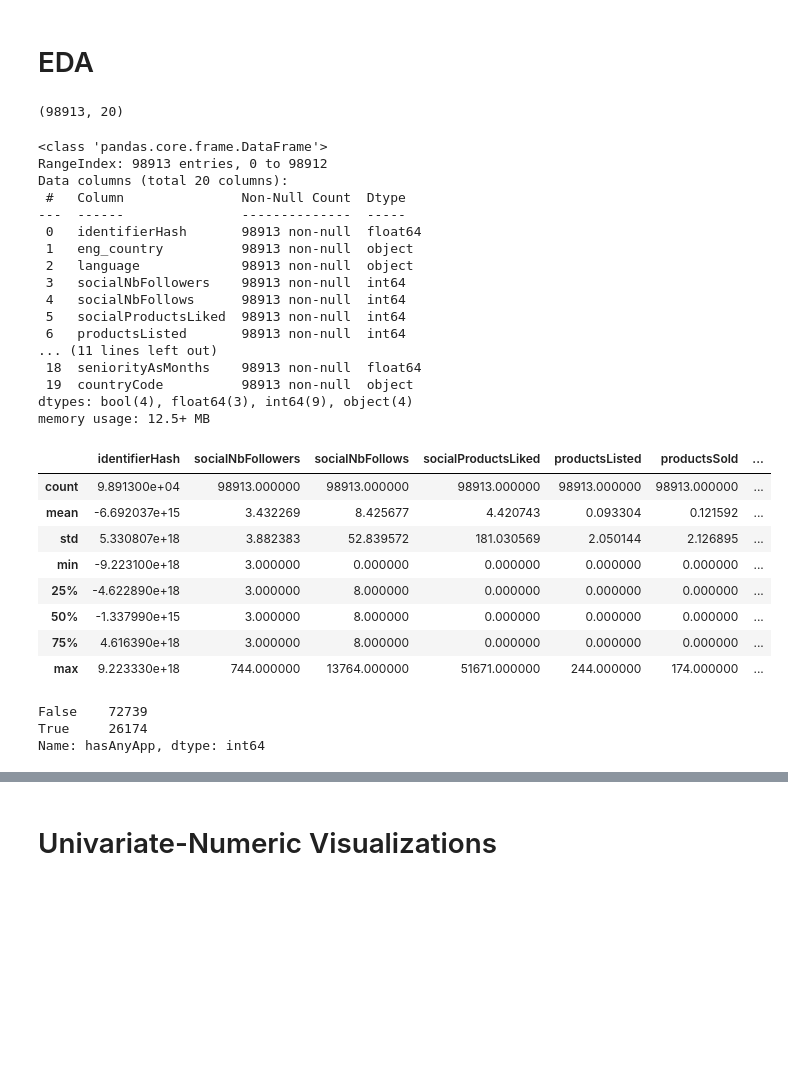
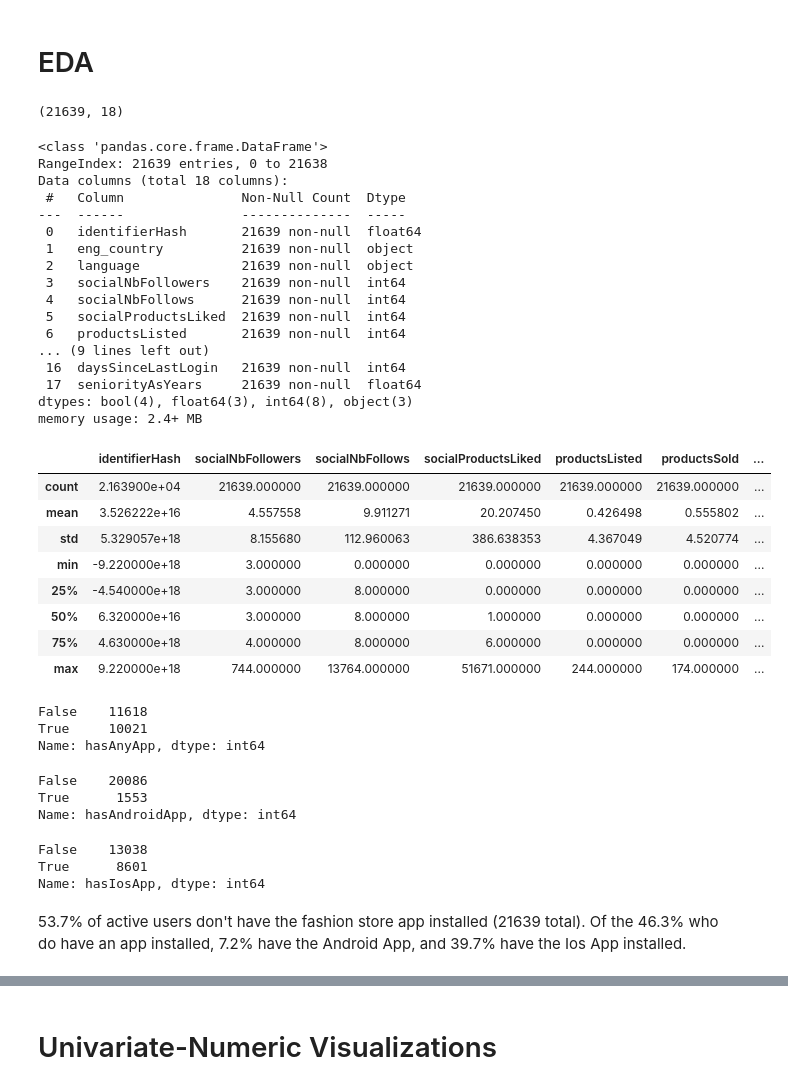
Before and after one commit to jon-ayala/JONATHANAYALA-CAPSTONE4, a Jupyter notebook: cap4.ipynb, the cells around one changed output, grey strips where cells are left out. Drawn from its saved outputs; the diff is of its cells as text; code cells hidden in the pictures; blank space fills up the shorter version.

```diff
--- a/cap4.ipynb
+++ b/cap4.ipynb
@@ -114,46 +168,58 @@ topsellers
 # %%
-users_c.shape
+active_clean.shape
 # %% [output]
-(98913, 20)
+(21639, 18)
 # %%
-users_c.info()
+active_clean.info()
 # %% [output]
 <class 'pandas.core.frame.DataFrame'>
-RangeIndex: 98913 entries, 0 to 98912
-Data columns (total 20 columns):
+RangeIndex: 21639 entries, 0 to 21638
+Data columns (total 18 columns):
  #   Column               Non-Null Count  Dtype
 ---  ------               --------------  -----
- 0   identifierHash       98913 non-null  float64
- 1   eng_country          98913 non-null  object
- 2   language             98913 non-null  object
- 3   socialNbFollowers    98913 non-null  int64
- 4   socialNbFollows      98913 non-null  int64
- 5   socialProductsLiked  98913 non-null  int64
- 6   productsListed       98913 non-null  int64
-... (11 lines left out)
- 18  seniorityAsMonths    98913 non-null  float64
- 19  countryCode          98913 non-null  object
-dtypes: bool(4), float64(3), int64(9), object(4)
-memory usage: 12.5+ MB
+ 0   identifierHash       21639 non-null  float64
+ 1   eng_country          21639 non-null  object
+ 2   language             21639 non-null  object
+ 3   socialNbFollowers    21639 non-null  int64
+ 4   socialNbFollows      21639 non-null  int64
+ 5   socialProductsLiked  21639 non-null  int64
+ 6   productsListed       21639 non-null  int64
+... (9 lines left out)
+ 16  daysSinceLastLogin   21639 non-null  int64
+ 17  seniorityAsYears     21639 non-null  float64
+dtypes: bool(4), float64(3), int64(8), object(3)
+memory usage: 2.4+ MB
 # %%
-users_c.describe()
+active_clean.describe()
 # %% [output]
 |  | identifierHash | socialNbFollowers | socialNbFollows | socialProductsLiked | productsListed | productsSold | ... |
-| count | 9.891300e+04 | 98913.000000 | 98913.000000 | 98913.000000 | 98913.000000 | 98913.000000 | ... |
-| mean | -6.692037e+15 | 3.432269 | 8.425677 | 4.420743 | 0.093304 | 0.121592 | ... |
-| std | 5.330807e+18 | 3.882383 | 52.839572 | 181.030569 | 2.050144 | 2.126895 | ... |
-| min | -9.223100e+18 | 3.000000 | 0.000000 | 0.000000 | 0.000000 | 0.000000 | ... |
-| 25% | -4.622890e+18 | 3.000000 | 8.000000 | 0.000000 | 0.000000 | 0.000000 | ... |
-| 50% | -1.337990e+15 | 3.000000 | 8.000000 | 0.000000 | 0.000000 | 0.000000 | ... |
-| 75% | 4.616390e+18 | 3.000000 | 8.000000 | 0.000000 | 0.000000 | 0.000000 | ... |
-| max | 9.223330e+18 | 744.000000 | 13764.000000 | 51671.000000 | 244.000000 | 174.000000 | ... |
+| count | 2.163900e+04 | 21639.000000 | 21639.000000 | 21639.000000 | 21639.000000 | 21639.000000 | ... |
+| mean | 3.526222e+16 | 4.557558 | 9.911271 | 20.207450 | 0.426498 | 0.555802 | ... |
+| std | 5.329057e+18 | 8.155680 | 112.960063 | 386.638353 | 4.367049 | 4.520774 | ... |
+| min | -9.220000e+18 | 3.000000 | 0.000000 | 0.000000 | 0.000000 | 0.000000 | ... |
+| 25% | -4.540000e+18 | 3.000000 | 8.000000 | 0.000000 | 0.000000 | 0.000000 | ... |
+| 50% | 6.320000e+16 | 3.000000 | 8.000000 | 1.000000 | 0.000000 | 0.000000 | ... |
+| 75% | 4.630000e+18 | 4.000000 | 8.000000 | 6.000000 | 0.000000 | 0.000000 | ... |
+| max | 9.220000e+18 | 744.000000 | 13764.000000 | 51671.000000 | 244.000000 | 174.000000 | ... |
-# %%
-users_c['hasAnyApp'].value_counts()
-
-# Roughly 74% of registered users do not have a fashion store app installed.
-# %% [output]
-False    72739
-True     26174
-Name: hasAnyApp, dtype: int64
+# %%
+active_clean['hasAnyApp'].value_counts()
+# %% [output]
+False    11618
+True     10021
+Name: hasAnyApp, dtype: int64
+# %%
+active_clean['hasAndroidApp'].value_counts()
+# %% [output]
+False    20086
+True      1553
+Name: hasAndroidApp, dtype: int64
+# %%
+active_clean['hasIosApp'].value_counts()
+# %% [output]
+False    13038
+True      8601
+Name: hasIosApp, dtype: int64
+# %% [markdown]
+53.7% of active users don't have the fashion store app installed (21639 total). Of the 46.3% who do have an app installed, 7.2% have the Android App, and 39.7% have the Ios App installed.
 # %%
 # Breakdown of users by spoken language
```
Also changed, not shown: parts of 32 cells of this notebook, 1 other file.
